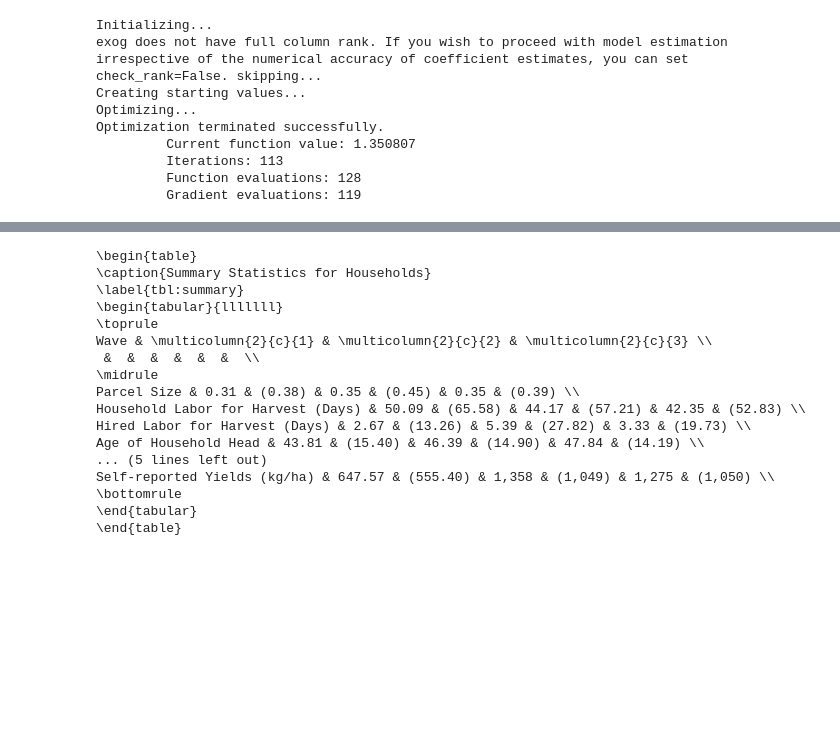
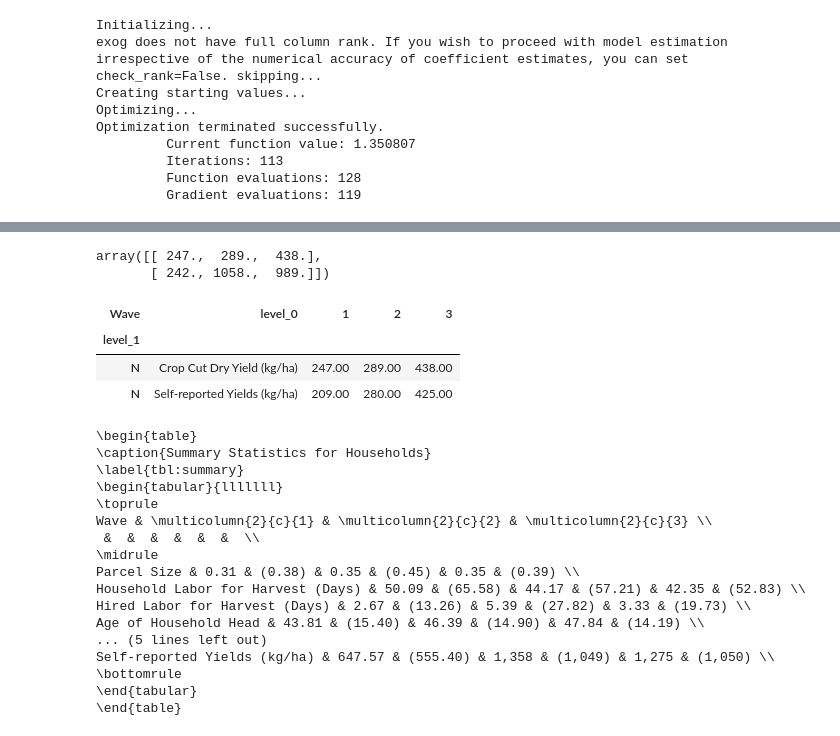
Before and after one commit to amichuda/ethiopia-tech-adoption, a Jupyter notebook: python/switching_reg.ipynb, the cells around one changed output, grey strips where cells are left out. Saved outputs shown, nothing was run; the diff lists cells and outputs as text; code cells hidden in the pictures; blank space fills up the shorter version.

```diff
--- a/python/switching_reg.ipynb
+++ b/python/switching_reg.ipynb
@@ -416,3 +439,15 @@ obs = yi.reset_index().set_index('level_1').drop(columns = 'level_0').astype(flo
+# %%
+obs
+# %% [output]
+array([[ 247.,  289.,  438.],
+       [ 242., 1058.,  989.]])
+# %%
+yi.reset_index().set_index('level_1')
+# %% [output]
+| Wave | level_0 | 1 | 2 | 3 |
+| level_1 |  |  |  |  |
+| N | Crop Cut Dry Yield (kg/ha) | 247.00 | 289.00 | 438.00 |
+| N | Self-reported Yields (kg/ha) | 209.00 | 280.00 | 425.00 |
 # %%
 summary_latex_almost = (cnts
                         .style
```
Also changed, not shown: parts of 6 cells of this notebook.
